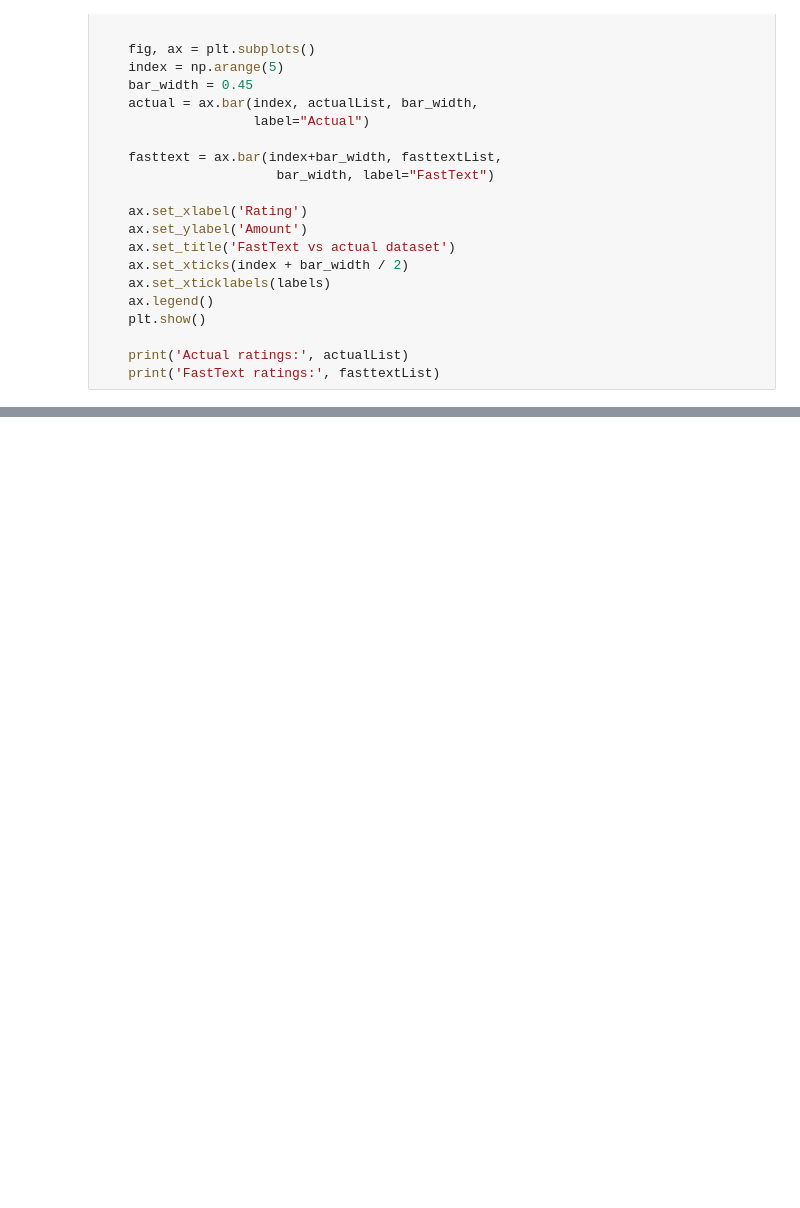
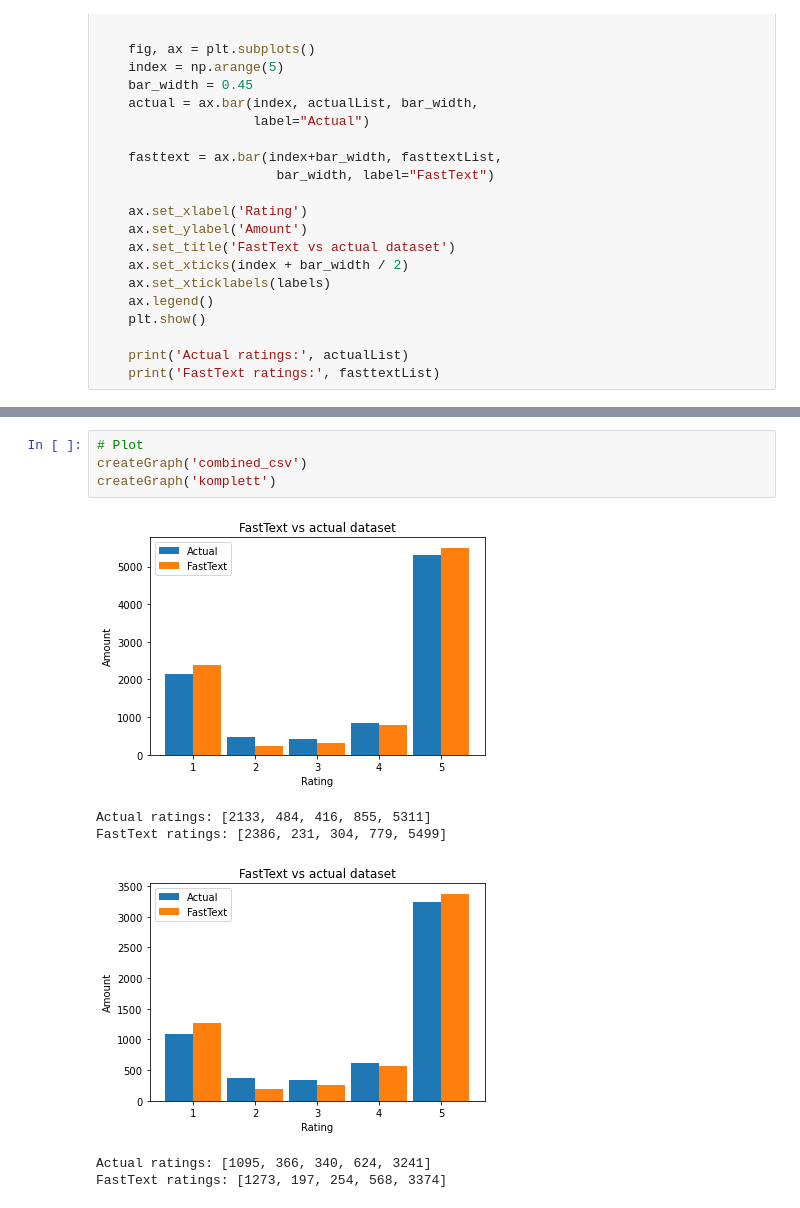
Before and after one commit to Kofoedsan/Python-TrustpilotPredict, a Jupyter notebook: 04_predict_rating.ipynb, the cells around one changed output, grey strips where cells are left out. Cells and saved outputs as stored; diff of their text form; blank space fills up the shorter version.

```diff
--- a/04_predict_rating.ipynb
+++ b/04_predict_rating.ipynb
@@ -106,0 +92,11 @@ __label__5 0.005293049616739154
+# %%
+# Plot
+createGraph('combined_csv')
+createGraph('komplett')
+# %% [output]
+[figure, added]
+Actual ratings: [2133, 484, 416, 855, 5311]
+FastText ratings: [2386, 231, 304, 779, 5499]
+[figure, added]
+Actual ratings: [1095, 366, 340, 624, 3241]
+FastText ratings: [1273, 197, 254, 568, 3374]
```
Also changed, not shown: parts of 9 cells of this notebook, 23 other files.
